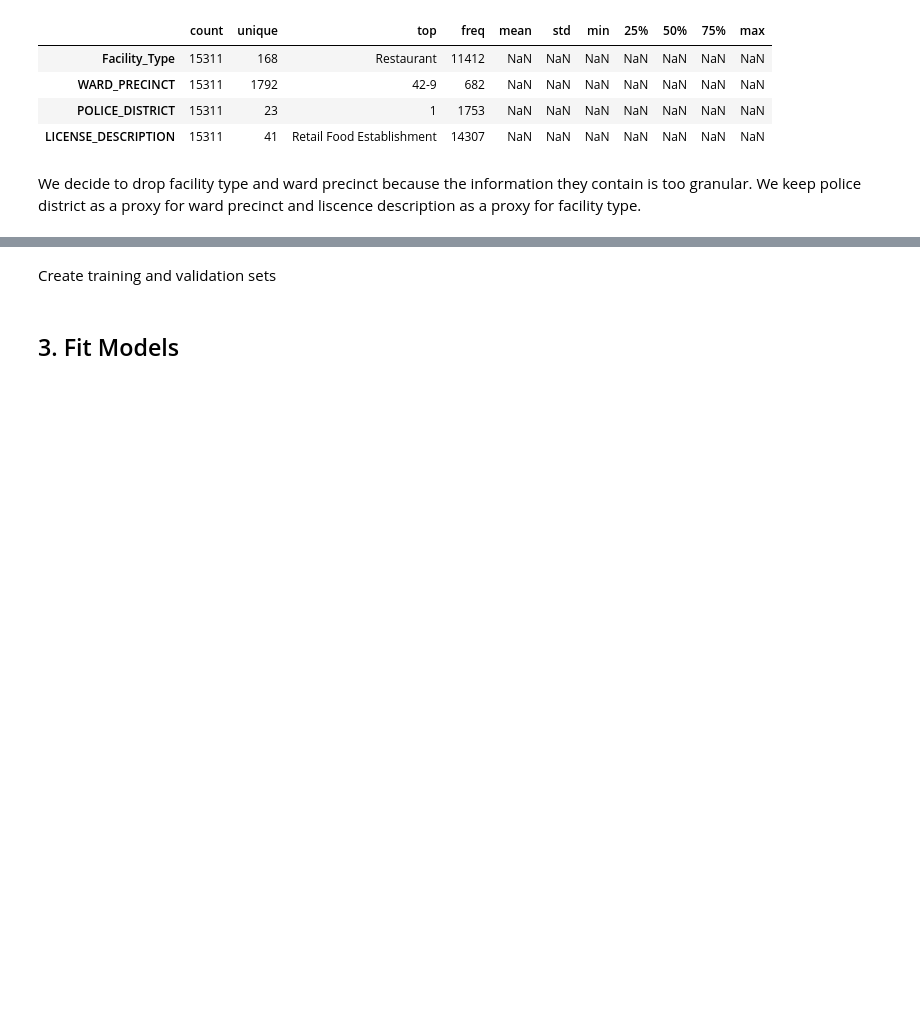
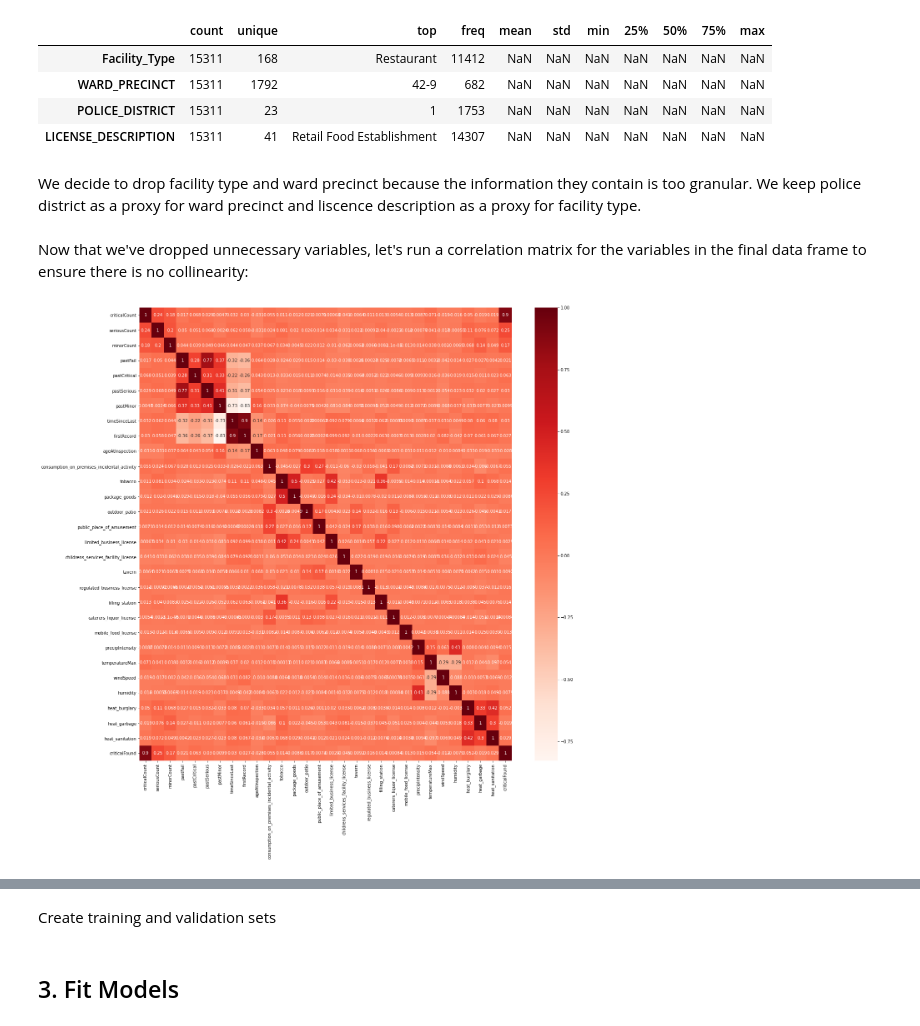
Before and after one commit to sociologyquinn/CSS-Project3-Group1, a Jupyter notebook: Project 3 Students.ipynb, the cells around one changed output, grey strips where cells are left out. Cells and saved outputs as stored; diff of their text form; code cells hidden in the pictures; blank space fills up the shorter version.

```diff
--- a/Project 3 Students.ipynb
+++ b/Project 3 Students.ipynb
@@ -259,3 +259,12 @@ chicago_inspections_2011_to_2013 = chicago_inspections_2011_to_2013.dropna().dro
                                     # ,'criticalFound','criticalCount' ,'minorCount'
                                      ],
                                       axis = 1)
+# %% [markdown]
+Now that we've dropped unnecessary variables, let's run a correlation matrix for the variables in the final data frame to ensure there is no collinearity:
+# %%
+plt.figure(figsize=(20,20))
+cor = chicago_inspections_2011_to_2013.corr()
+sns.heatmap(cor, annot=True, cmap=plt.cm.Reds)
+plt.show()
+# %% [output]
+[figure, added]
```
Also changed, not shown: parts of 28 cells of this notebook.
